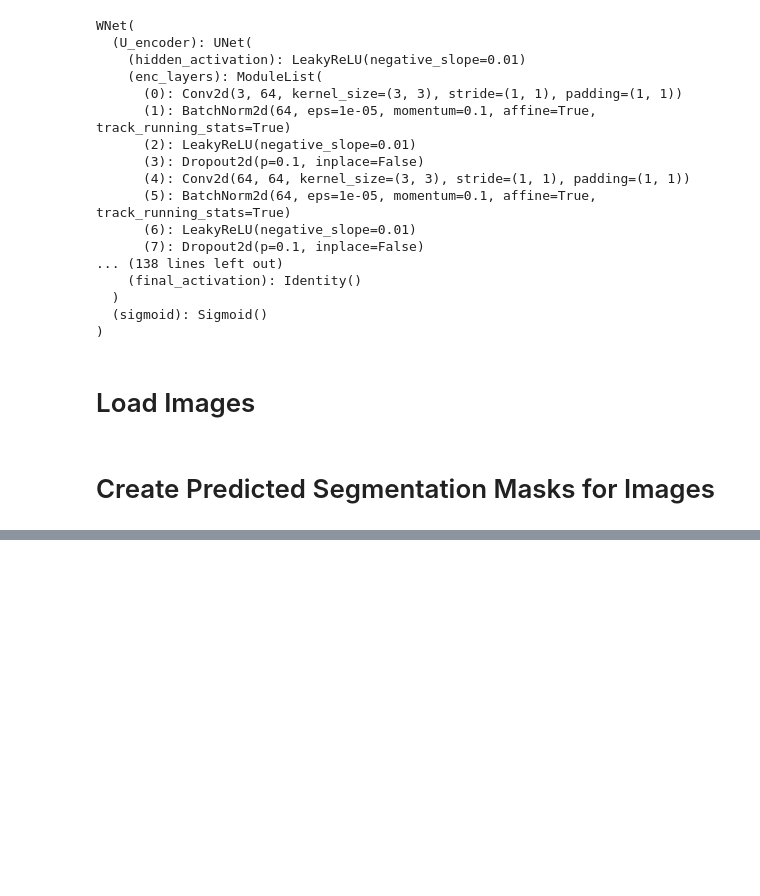
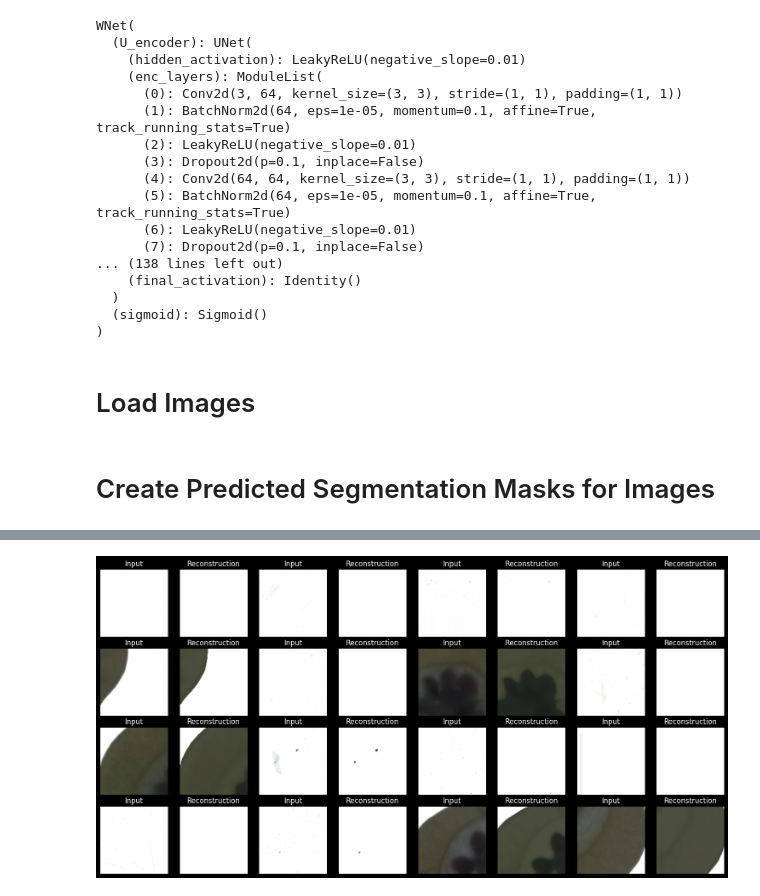
Before and after one commit to pikruse/PennycressWNet, a Jupyter notebook: notebooks/Inference.ipynb, the cells around one changed output, grey strips where cells are left out. Cells and saved outputs as stored; diff of their text form; code cells hidden in the pictures; blank space fills up the shorter version.

```diff
--- a/notebooks/Inference.ipynb
+++ b/notebooks/Inference.ipynb
@@ -147,0 +186,19 @@ Average Jaccard Distance (IoU) for seeds: 0.2678
+# %%
+figsize = 15
+fig = plt.figure(figsize=(figsize, figsize/2))
+N=len(inps)
+for i in range(16):
+    idx = np.random.randint(0, N)
+    fig.add_subplot(4, 8, 2*i+1)
+    plt.imshow(inps[idx])
+    plt.axis('off')
+    plt.title('Input')
+    fig.add_subplot(4, 8, 2*i+2)
+    plt.imshow(recs[idx])
+    plt.axis('off')
+    plt.title('Reconstruction')
+
+plt.tight_layout(pad=0.5)
+plt.show()
+# %% [output]
+[figure, added]
```
Also changed, not shown: parts of 4 cells of this notebook, 6 other files.
